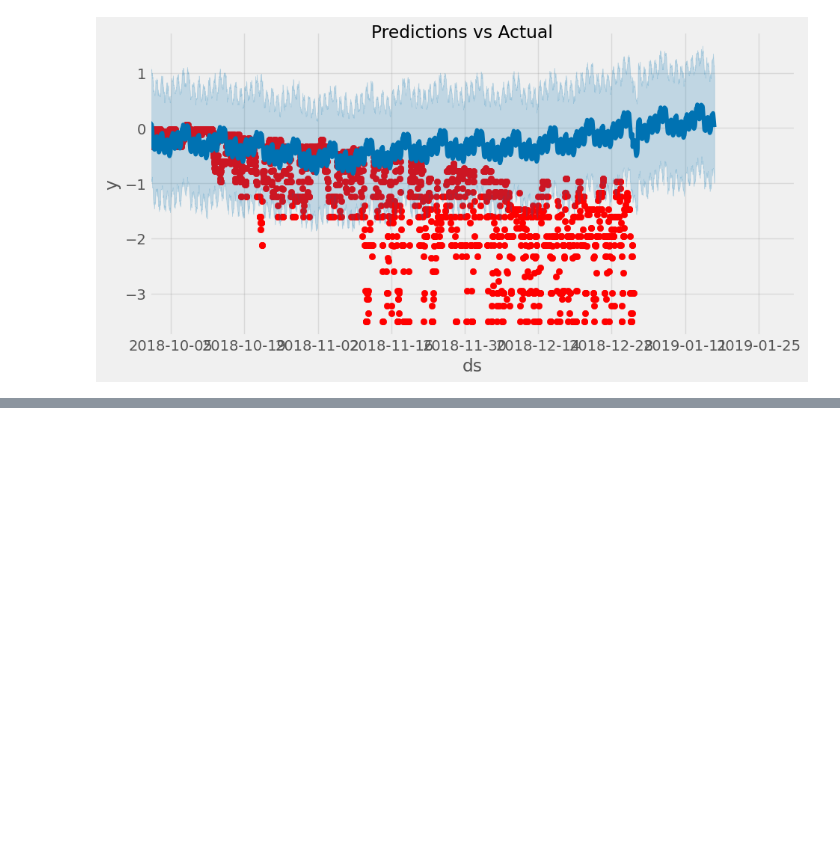
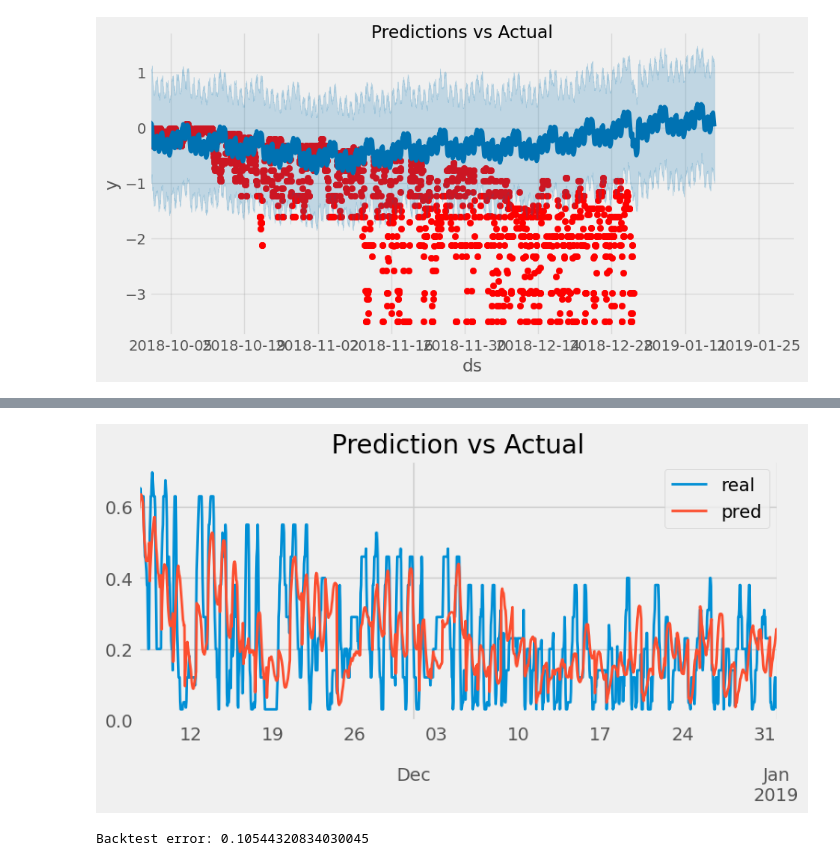
Before and after one commit to EdgarSantamaria/EnergyUsagePredictor, a Jupyter notebook: Prophet.ipynb, the cells around one changed output, grey strips where cells are left out. Saved outputs shown, nothing was run; the diff lists cells and outputs as text; code cells hidden in the pictures; blank space fills up the shorter version.

Commit message:
added predictions using skforecast

```diff
--- a/Prophet.ipynb
+++ b/Prophet.ipynb
@@ -200,0 +281,14 @@ plot = plt.suptitle('Predictions vs Actual')
+# %%
+total_rows = len(data)
+train_percent = 0.7
+validation_percent = 0.15
+
+train_index = int(total_rows * train_percent)
+validation_index = train_index + int(total_rows * validation_percent)
+
+train_date = data.index[train_index]
+validation_date = data.index[validation_index]
+
+train = data.loc[data.index <= train_date].copy()
+validation = data.loc[(data.index > train_date) & (data.index <= validation_date)].copy()
+test = data.loc[data.index > validation_date].copy()
@@ -200,0 +303,2 @@ plot = plt.suptitle('Predictions vs Actual')
+# %%
+col = 'House Plant Condenser Water Pump 20 Cwp20kW (Unit: kW)'
@@ -200,0 +310,9 @@ plot = plt.suptitle('Predictions vs Actual')
+# %%
+forecaster = ForecasterAutoreg(
+                 regressor     = Ridge(random_state=123),
+                 lags          = 24,
+                 transformer_y = StandardScaler()
+             )
+
+forecaster.fit(y=data.loc[:validation.index.max(), col])
+forecaster
@@ -200,0 +337,14 @@ plot = plt.suptitle('Predictions vs Actual')
+# %%
+# Backtest
+# ==============================================================================
+metric, predictions = backtesting_forecaster(
+                          forecaster         = forecaster,
+                          y                  = data[col],
+                          steps              = 24,
+                          metric             = 'mean_absolute_error',
+                          initial_train_size = len(data.loc[:validation.index.max()]),
+                          refit              = False,
+                          n_jobs             = 'auto',
+                          verbose            = True,
+                          show_progress      = True
+                    )
@@ -200,0 +369,14 @@ plot = plt.suptitle('Predictions vs Actual')
+# %%
+fig, ax = plt.subplots(figsize=(10,15))
+data.loc[predictions.index, col].plot(ax=ax, linewidth=2, label='real')
+predictions.plot(linewidth=2, label='prediction', ax=ax)
+ax.set_title('Prediction vs Actual')
+ax.legend();
+# %% [output]
+[figure, added]
+# %%
+# Backtest error
+# ==============================================================================
+print(f'Backtest error: {metric}')
+# %% [output]
+Backtest error: 0.10544320834030045
```
Also changed, not shown: parts of 20 cells of this notebook.
